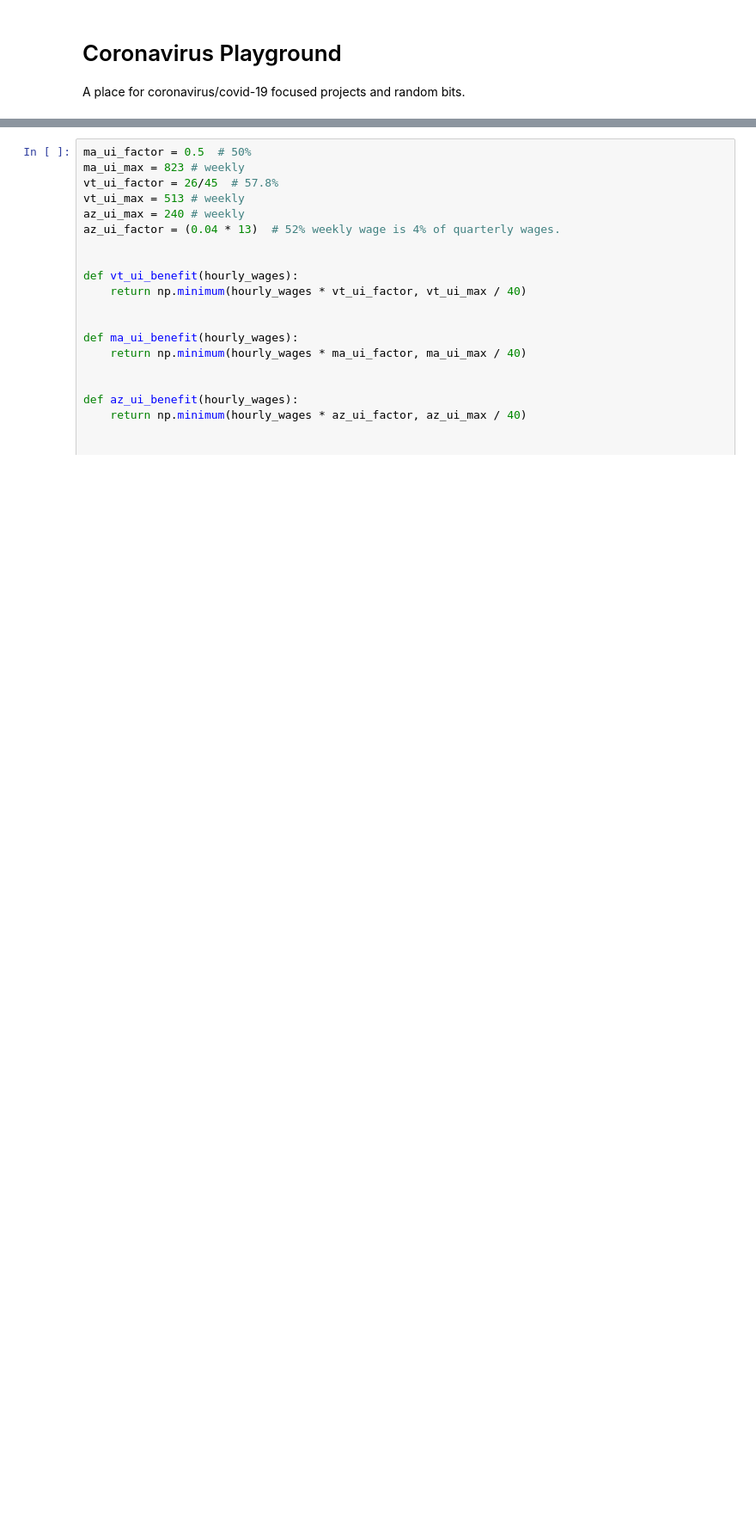
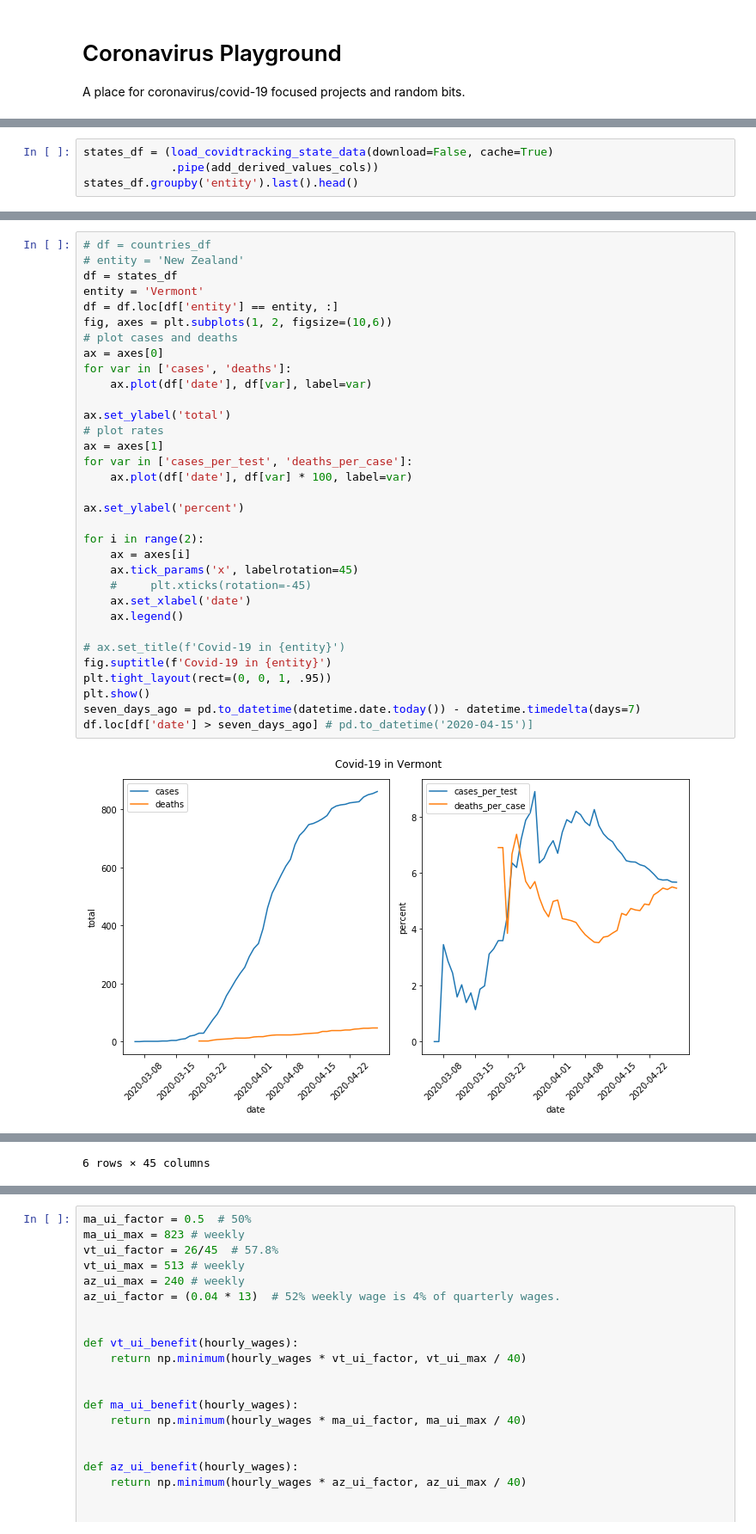
Before and after one commit to todddeluca/coronavirus, a Jupyter notebook: coronavirus_playground.ipynb, the cells around one changed output, grey strips where cells are left out. Shown at 86% size. Drawn from its saved outputs; the diff is of its cells as text; blank space fills up the shorter version.

```diff
--- a/2020_Coronavirus.ipynb
+++ b/coronavirus_playground.ipynb
@@ -98,0 +24,4 @@ NameError: ignored
+# %%
+states_df = (load_covidtracking_state_data(download=False, cache=True)
+             .pipe(add_derived_values_cols))
+states_df.groupby('entity').last().head()
@@ -98,0 +43,35 @@ NameError: ignored
+# %%
+# df = countries_df
+# entity = 'New Zealand'
+df = states_df
+entity = 'Vermont'
+df = df.loc[df['entity'] == entity, :]
+fig, axes = plt.subplots(1, 2, figsize=(10,6))
+# plot cases and deaths
+ax = axes[0]
+for var in ['cases', 'deaths']:
+    ax.plot(df['date'], df[var], label=var)
+
+ax.set_ylabel('total')
+# plot rates
+ax = axes[1]
+for var in ['cases_per_test', 'deaths_per_case']:
+    ax.plot(df['date'], df[var] * 100, label=var)
+
+ax.set_ylabel('percent')
+
+for i in range(2):
+    ax = axes[i]
+    ax.tick_params('x', labelrotation=45)
+    #     plt.xticks(rotation=-45)
+    ax.set_xlabel('date')
+    ax.legend()
+
+# ax.set_title(f'Covid-19 in {entity}')
+fig.suptitle(f'Covid-19 in {entity}')
+plt.tight_layout(rect=(0, 0, 1, .95))
+plt.show()
+seven_days_ago = pd.to_datetime(datetime.date.today()) - datetime.timedelta(days=7)
+df.loc[df['date'] > seven_days_ago] # pd.to_datetime('2020-04-15')]
+# %% [output]
+[figure, added]
@@ -99,3 +85,4 @@ NameError: ignored
+6 rows × 45 columns
 # %% [markdown]
 ## Coronavirus Stimulus Bill 2020/03/27
 
```
Also changed, not shown: parts of 10 cells of this notebook, 11 other files.
